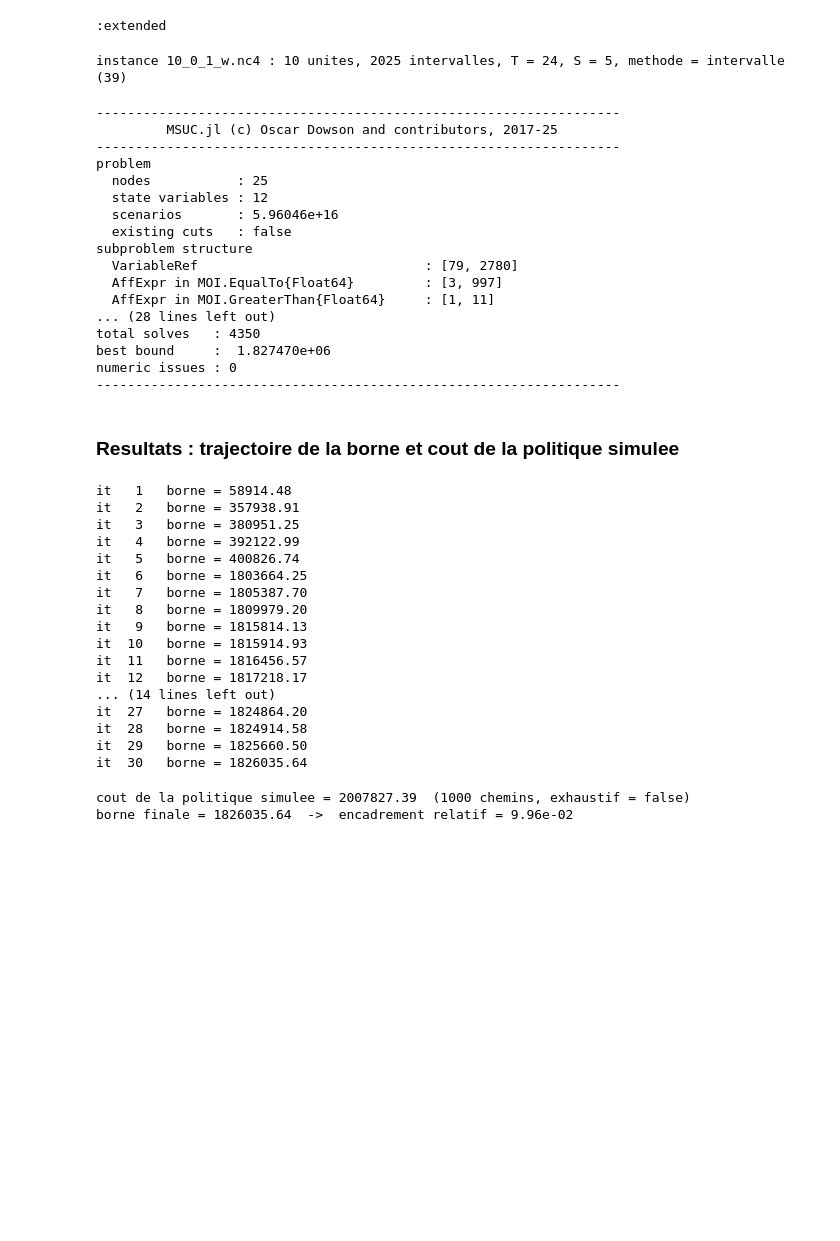
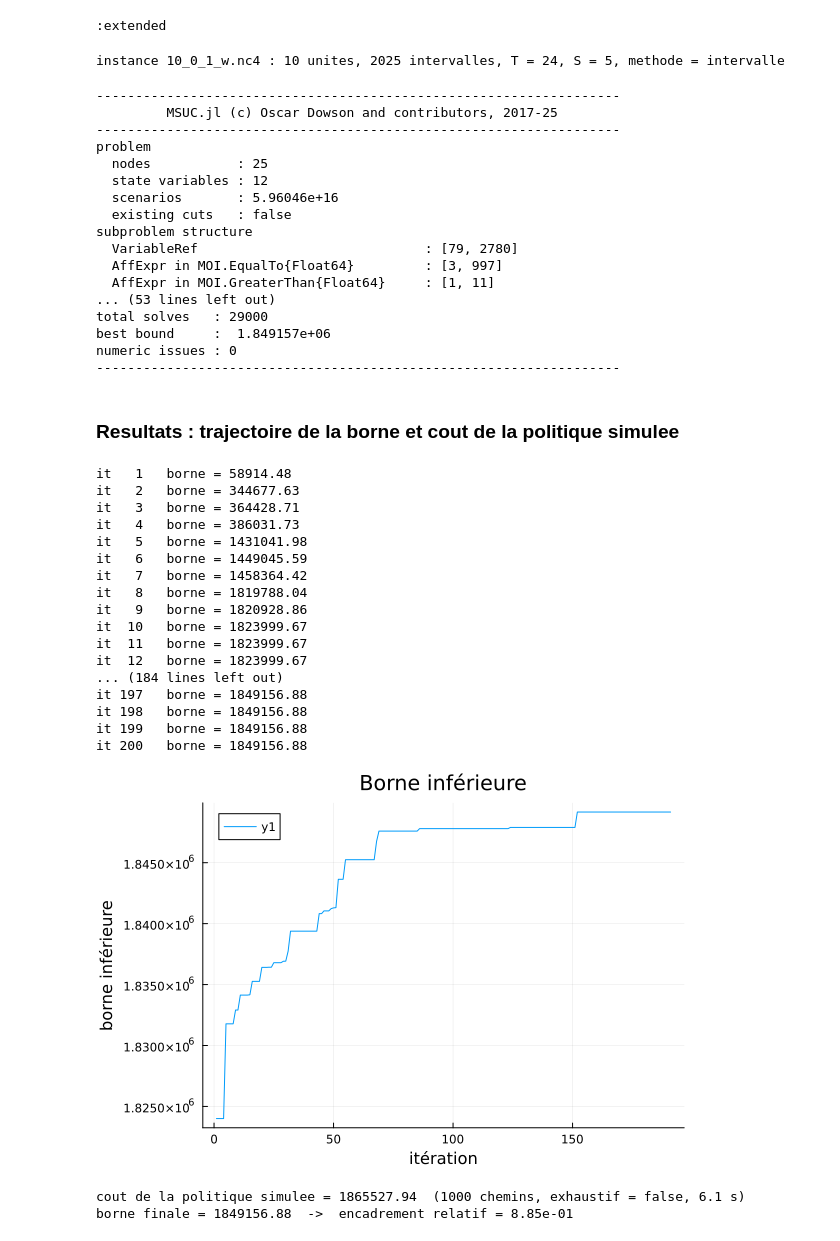
Before and after one commit to MathisAzema/MSUC, a Jupyter notebook: validation.ipynb, the cells around one changed output. Drawn from its saved outputs; the diff is of its cells as text; code cells hidden in the pictures; blank space fills up the shorter version.

```diff
--- a/validation.ipynb
+++ b/validation.ipynb
@@ -44,8 +47,8 @@ METHOD = :extended
 :extended
 # %%
 FORMULATIONS = Dict(
-    :threebin => (MSUC.subproblem_builder_UC_def,     MSUC.SDDPFormulation,     "3-bin (13)"),
-    :extended => (MSUC.subproblem_builder_UC_extended, MSUC.ExtendedFormulation, "intervalle (39)"),
+    :threebin => (MSUC.subproblem_builder_UC_def,     MSUC.SDDPFormulation,     "3-bin"),
+    :extended => (MSUC.subproblem_builder_UC_extended, MSUC.ExtendedFormulation, "intervalle"),
 )
 builder, method, label = FORMULATIONS[METHOD]
 
@@ -54,14 +57,14 @@ instance = MSUC.parse_nc4(INSTANCE, optimizer, T; S = S)
         basename(INSTANCE), instance.N,
         sum(length(u.intervals) for u in instance.Thermalunits), T, S, label)
 # %% [output]
-instance 10_0_1_w.nc4 : 10 unites, 2025 intervalles, T = 24, S = 5, methode = intervalle (39)
+instance 10_0_1_w.nc4 : 10 unites, 2025 intervalles, T = 24, S = 5, methode = intervalle
 # %%
 model = MSUC.PolicyGraph(
     builder, instance, FORCE, MSUC.Graph(T + 1), method;
     lower_bound = 0.0, optimizer = optimizer,
 )
 
-MSUC.train(model; iteration_limit = ITERATIONS, print_level = PRINT_LEVEL)
+MSUC.train(model; iteration_limit = ITERATIONS, mip_gap = MIP_GAP, print_level = PRINT_LEVEL)
 # %% [output]
 -------------------------------------------------------------------
          MSUC.jl (c) Oscar Dowson and contributors, 2017-25
@@ -75,42 +78,45 @@ subproblem structure
   VariableRef                             : [79, 2780]
   AffExpr in MOI.EqualTo{Float64}         : [3, 997]
   AffExpr in MOI.GreaterThan{Float64}     : [1, 11]
-... (28 lines left out)
-total solves   : 4350
-best bound     :  1.827470e+06
+... (53 lines left out)
+total solves   : 29000
+best bound     :  1.849157e+06
 numeric issues : 0
 -------------------------------------------------------------------
 # %% [markdown]
 ### Resultats : trajectoire de la borne et cout de la politique simulee
 # %%
+using Plots
 log = model.most_recent_training_results.log
 for l in log
     @printf("it %3d   borne = %.2f\n", l.iteration, l.bound)
 end
+plot([l.bound for l in log if l.iteration >= 10], title = "Borne inférieure", xlabel = "itération", ylabel = "borne inférieure")
 # %% [output]
 it   1   borne = 58914.48
-it   2   borne = 357938.91
-it   3   borne = 380951.25
-it   4   borne = 392122.99
-it   5   borne = 400826.74
-it   6   borne = 1803664.25
-it   7   borne = 1805387.70
-it   8   borne = 1809979.20
-it   9   borne = 1815814.13
-it  10   borne = 1815914.93
-it  11   borne = 1816456.57
-it  12   borne = 1817218.17
-... (14 lines left out)
-it  27   borne = 1824864.20
-it  28   borne = 1824914.58
-it  29   borne = 1825660.50
-it  30   borne = 1826035.64
+it   2   borne = 344677.63
+it   3   borne = 364428.71
+it   4   borne = 386031.73
+it   5   borne = 1431041.98
+it   6   borne = 1449045.59
+it   7   borne = 1458364.42
+it   8   borne = 1819788.04
+it   9   borne = 1820928.86
+it  10   borne = 1823999.67
+it  11   borne = 1823999.67
+it  12   borne = 1823999.67
+... (184 lines left out)
+it 197   borne = 1849156.88
+it 198   borne = 1849156.88
+it 199   borne = 1849156.88
+it 200   borne = 1849156.88
+[figure, added]
 # %%
-sim = MSUC.simulate(model)
-@printf("\ncout de la politique simulee = %.2f  (%d chemins, exhaustif = %s)\n",
-        sim.cost, sim.npaths, sim.exhaustive)
+t_sim = @elapsed sim = MSUC.simulate(model)
+@printf("\ncout de la politique simulee = %.2f  (%d chemins, exhaustif = %s, %.1f s)\n",
+        sim.cost, sim.npaths, sim.exhaustive, t_sim)
 @printf("borne finale = %.2f  ->  encadrement relatif = %.2e\n",
-        log[end].bound, (sim.cost - log[end].bound) / abs(log[end].bound))
+        log[end].bound, 100*(sim.cost - log[end].bound) / abs(log[end].bound))
 # %% [output]
-cout de la politique simulee = 2007827.39  (1000 chemins, exhaustif = false)
-borne finale = 1826035.64  ->  encadrement relatif = 9.96e-02
+cout de la politique simulee = 1865527.94  (1000 chemins, exhaustif = false, 6.1 s)
+borne finale = 1849156.88  ->  encadrement relatif = 8.85e-01
```
Also changed, not shown: parts of 7 cells of this notebook, 13 other files.
